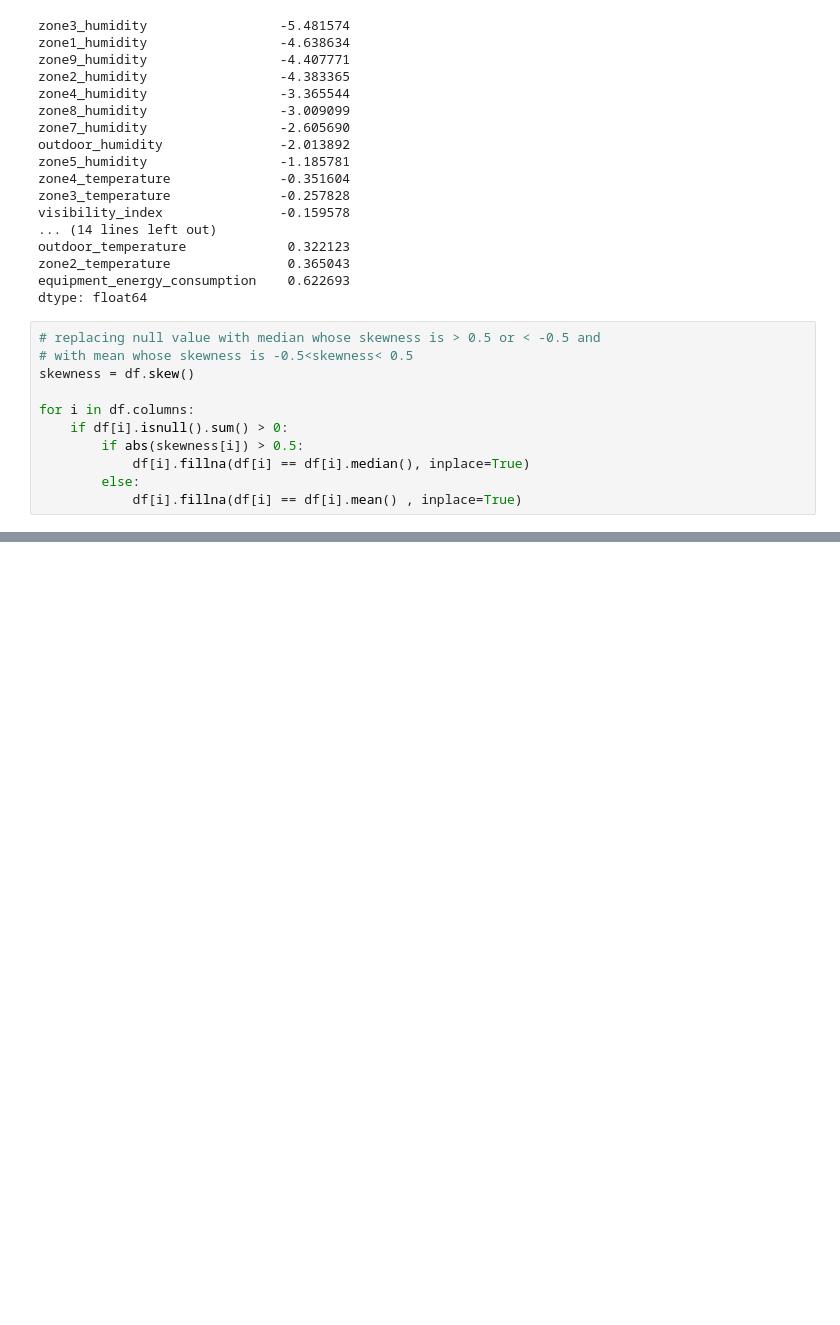
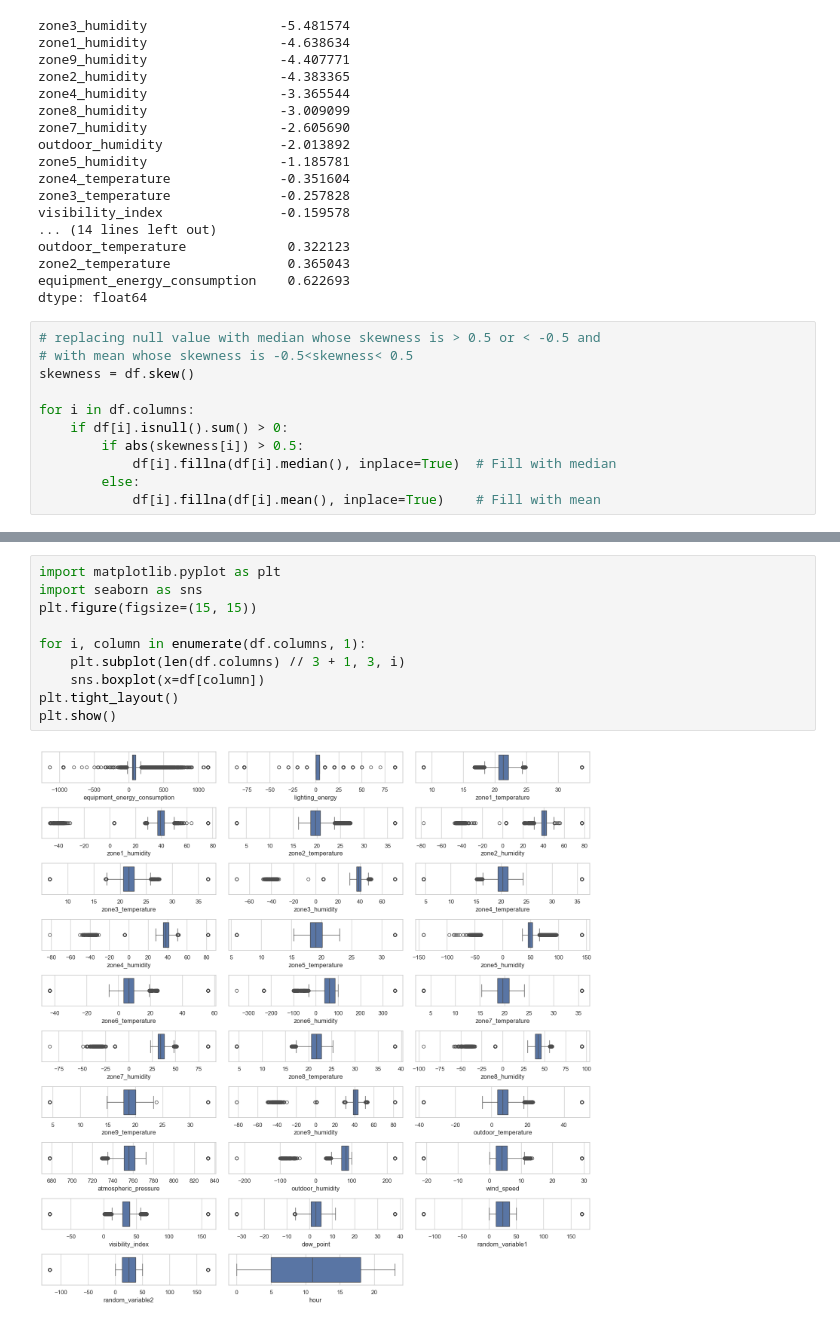
Before and after one commit to AbhinavGupta1804/DS-Intern-Assignment-Abhinav-Gupta, a Jupyter notebook: Energy_prediction.ipynb, the cells around one changed output, grey strips where cells are left out. Saved outputs shown, nothing was run; the diff lists cells and outputs as text; blank space fills up the shorter version.

```diff
--- a/Energy_prediction.ipynb
+++ b/Energy_prediction.ipynb
@@ -109,6 +132,6 @@ skewness = df.skew()
 for i in df.columns:
     if df[i].isnull().sum() > 0:
         if abs(skewness[i]) > 0.5:
-            df[i].fillna(df[i] == df[i].median(), inplace=True)
+            df[i].fillna(df[i].median(), inplace=True)  # Fill with median
         else:
-            df[i].fillna(df[i] == df[i].mean() , inplace=True)
+            df[i].fillna(df[i].mean(), inplace=True)    # Fill with mean
@@ -134,0 +177,12 @@ dtype: int64
+# %%
+import matplotlib.pyplot as plt
+import seaborn as sns
+plt.figure(figsize=(15, 15))
+
+for i, column in enumerate(df.columns, 1):
+    plt.subplot(len(df.columns) // 3 + 1, 3, i)
+    sns.boxplot(x=df[column])
+plt.tight_layout()
+plt.show()
+# %% [output]
+[figure, added]
```
Also changed, not shown: parts of 12 cells of this notebook.
